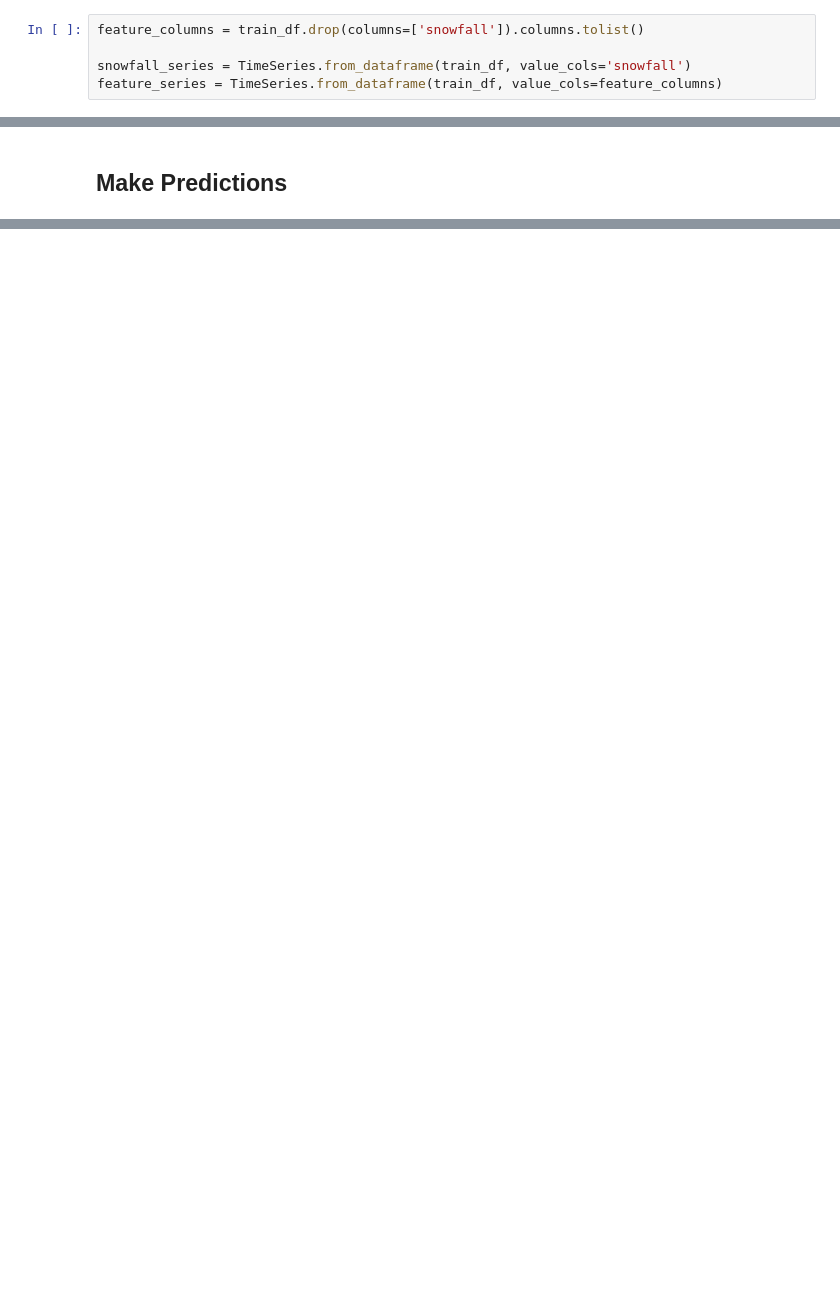
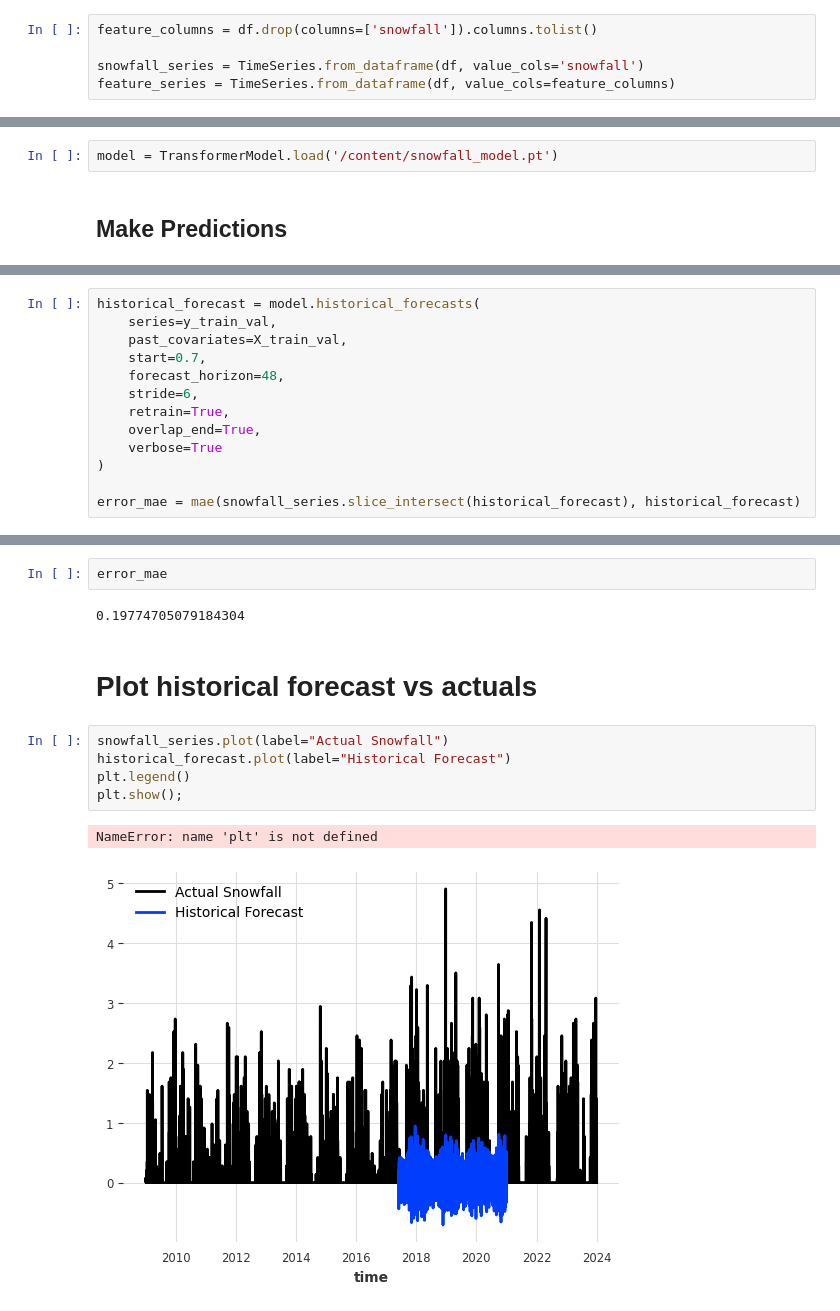
Before and after one commit to MadMax1995bb/powder_alert2.0, a Jupyter notebook: notebooks/notebook_Anita-Gei_improve_snowfall_model_colab.ipynb, the cells around one changed output, grey strips where cells are left out. Cells and saved outputs as stored; diff of their text form; blank space fills up the shorter version.

```diff
--- a/notebooks/notebook_Anita-Gei_improve_snowfall_model_colab.ipynb
+++ b/notebooks/notebook_Anita-Gei_improve_snowfall_model_colab.ipynb
@@ -115,10 +119,10 @@ train_df.tail(2)
 # %% [markdown]
 ## Create Time Series
 # %%
-feature_columns = train_df.drop(columns=['snowfall']).columns.tolist()
+feature_columns = df.drop(columns=['snowfall']).columns.tolist()
 
-snowfall_series = TimeSeries.from_dataframe(train_df, value_cols='snowfall')
-feature_series = TimeSeries.from_dataframe(train_df, value_cols=feature_columns)
+snowfall_series = TimeSeries.from_dataframe(df, value_cols='snowfall')
+feature_series = TimeSeries.from_dataframe(df, value_cols=feature_columns)
 # %% [markdown]
 ## Split into Train, Validation and Test Sets
 # %%
@@ -337,3 +370,5 @@ model.fit(
+# %%
+model = TransformerModel.load('/content/snowfall_model.pt')
 # %% [markdown]
 ## Make Predictions
 # %%
@@ -340,0 +403,13 @@ forecast = model.predict(n=48, past_covariates=X_test)
+# %%
+historical_forecast = model.historical_forecasts(
+    series=y_train_val,
+    past_covariates=X_train_val,
+    start=0.7,
+    forecast_horizon=48,
+    stride=6,
+    retrain=True,
+    overlap_end=True,
+    verbose=True
+)
+
+error_mae = mae(snowfall_series.slice_intersect(historical_forecast), historical_forecast)
@@ -340,0 +435,14 @@ forecast = model.predict(n=48, past_covariates=X_test)
+# %%
+error_mae
+# %% [output]
+0.19774705079184304
+# %% [markdown]
+# Plot historical forecast vs actuals
+# %%
+snowfall_series.plot(label="Actual Snowfall")
+historical_forecast.plot(label="Historical Forecast")
+plt.legend()
+plt.show();
+# %% [output]
+NameError: name 'plt' is not defined
+[figure, added]
```
Also changed, not shown: parts of 21 cells of this notebook.
